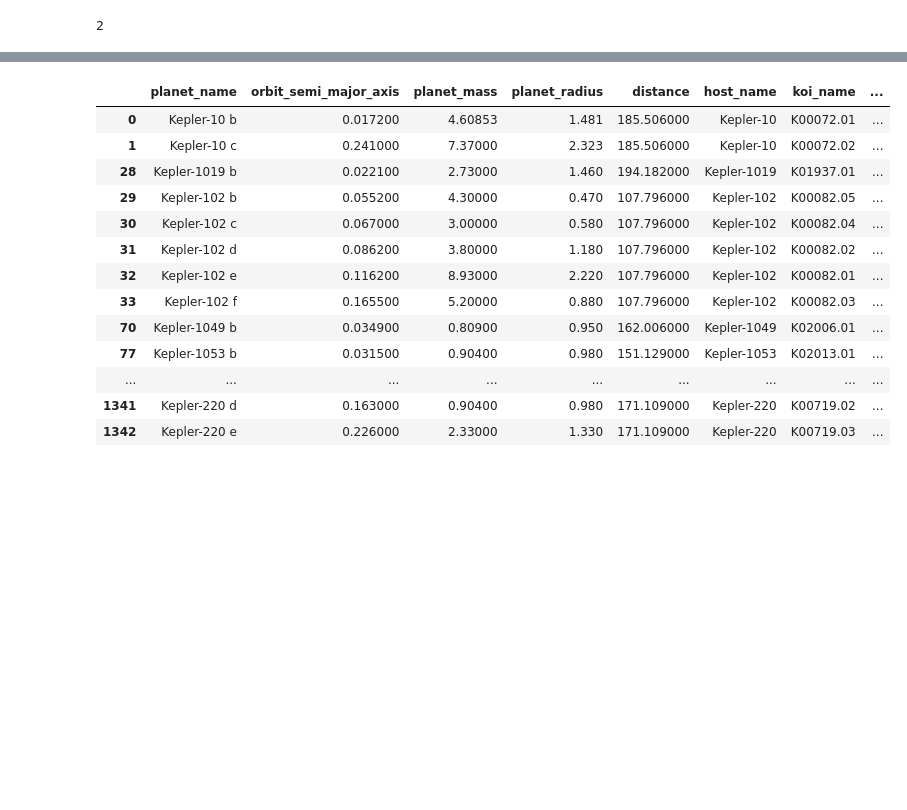
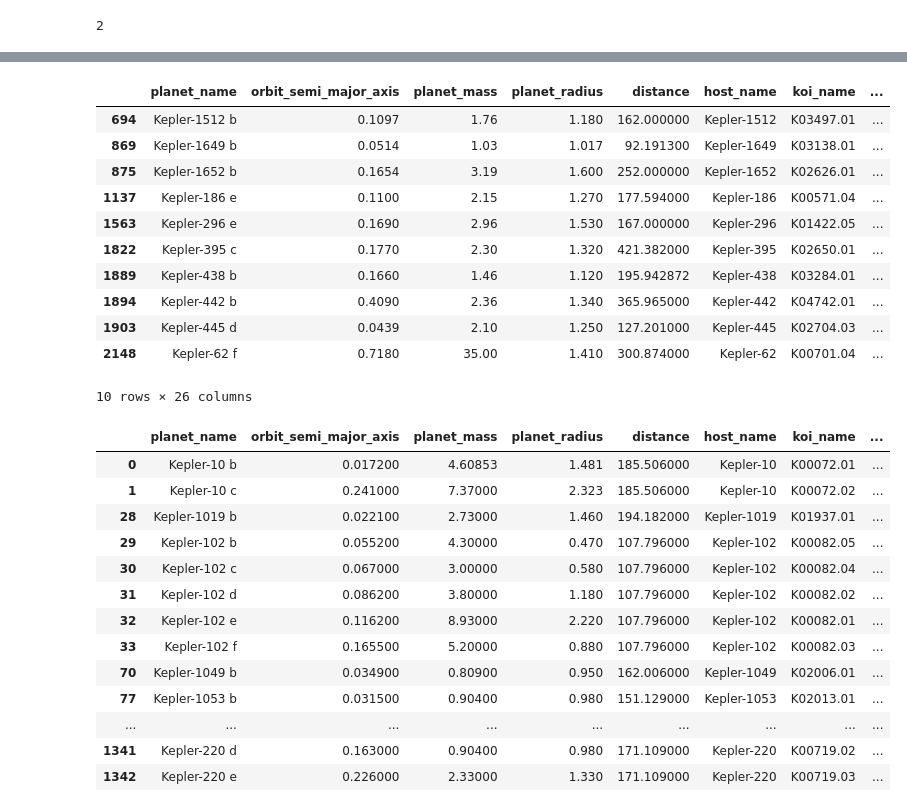
Before and after one commit to LiShanDa2021/exoplanet_detector, a Jupyter notebook: jupyter_notebooks/planet_orbit_test.ipynb, the cells around one changed output, grey strips where cells are left out. Drawn from its saved outputs; the diff is of its cells as text; code cells hidden in the pictures; blank space fills up the shorter version.

```diff
--- a/jupyter_notebooks/planet_orbit_test.ipynb
+++ b/jupyter_notebooks/planet_orbit_test.ipynb
@@ -249,3 +282,18 @@ planets_df['Habitability'].max()
+# %%
+planets_df.loc[planets_df['Habitability'] == 2]
+# %% [output]
+|  | planet_name | orbit_semi_major_axis | planet_mass | planet_radius | distance | host_name | koi_name | ... |
+| 694 | Kepler-1512 b | 0.1097 | 1.76 | 1.180 | 162.000000 | Kepler-1512 | K03497.01 | ... |
+| 869 | Kepler-1649 b | 0.0514 | 1.03 | 1.017 | 92.191300 | Kepler-1649 | K03138.01 | ... |
+| 875 | Kepler-1652 b | 0.1654 | 3.19 | 1.600 | 252.000000 | Kepler-1652 | K02626.01 | ... |
+| 1137 | Kepler-186 e | 0.1100 | 2.15 | 1.270 | 177.594000 | Kepler-186 | K00571.04 | ... |
+| 1563 | Kepler-296 e | 0.1690 | 2.96 | 1.530 | 167.000000 | Kepler-296 | K01422.05 | ... |
+| 1822 | Kepler-395 c | 0.1770 | 2.30 | 1.320 | 421.382000 | Kepler-395 | K02650.01 | ... |
+| 1889 | Kepler-438 b | 0.1660 | 1.46 | 1.120 | 195.942872 | Kepler-438 | K03284.01 | ... |
+| 1894 | Kepler-442 b | 0.4090 | 2.36 | 1.340 | 365.965000 | Kepler-442 | K04742.01 | ... |
+| 1903 | Kepler-445 d | 0.0439 | 2.10 | 1.250 | 127.201000 | Kepler-445 | K02704.03 | ... |
+| 2148 | Kepler-62 f | 0.7180 | 35.00 | 1.410 | 300.874000 | Kepler-62 | K00701.04 | ... |
+10 rows × 26 columns
 # %%
 conditions = [
     (planets_df['equilibrium_temperature'] <= 2),
```
Also changed, not shown: parts of 4 cells of this notebook, 6 other files.
